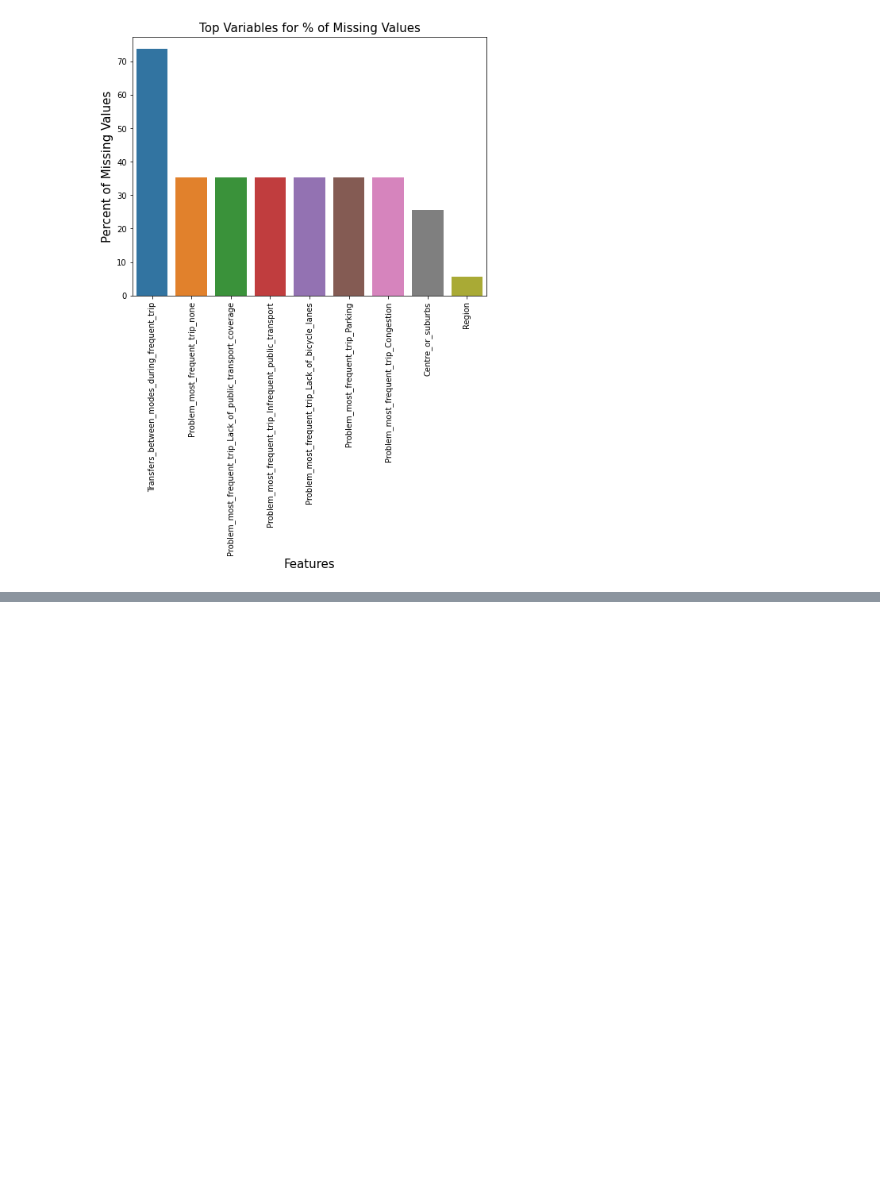
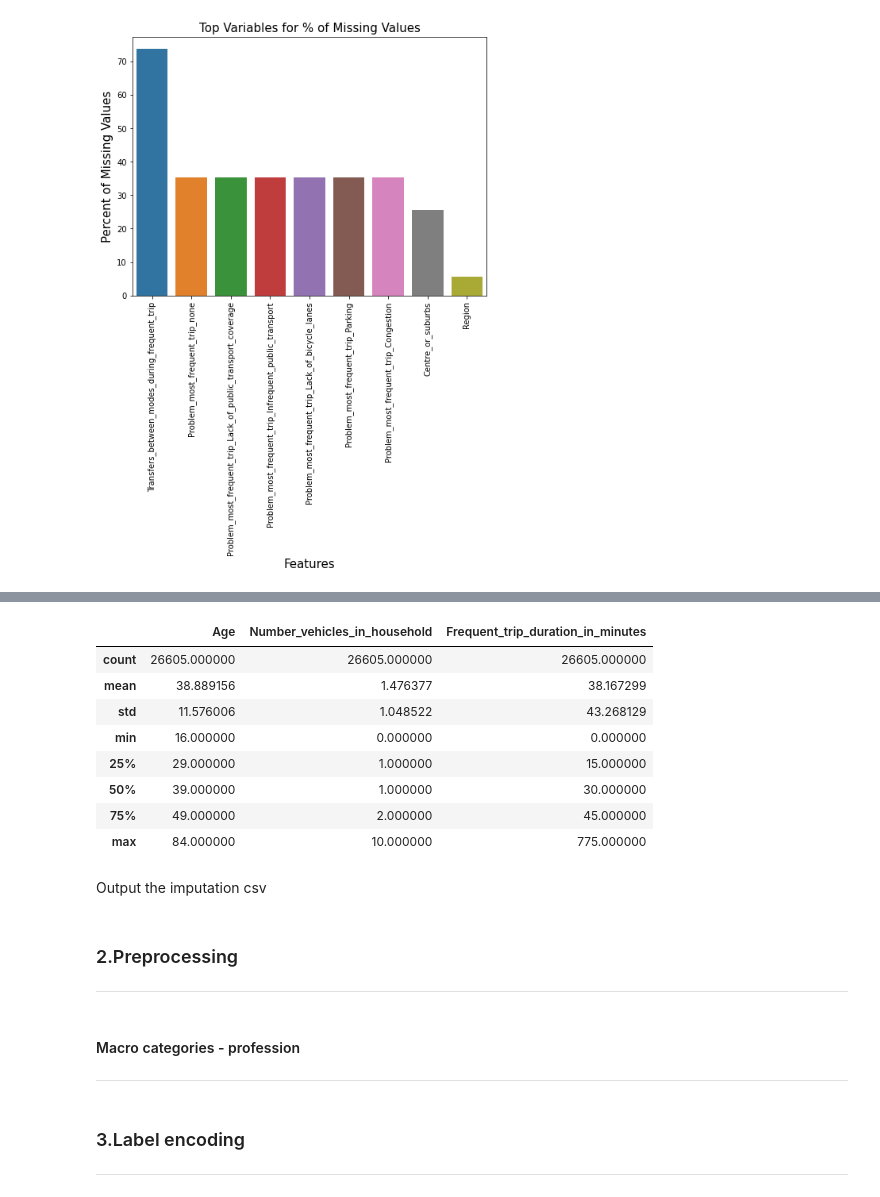
Before and after one commit to AndyHuang97/Intelligent-Mobility, a Jupyter notebook: Intelligent_Mobility.ipynb, the cells around one changed output, grey strips where cells are left out. Saved outputs shown, nothing was run; the diff lists cells and outputs as text; code cells hidden in the pictures; blank space fills up the shorter version.

Commit message:
add imputation for unsure/not given asnwers and dataset

```diff
--- a/Intelligent_Mobility.ipynb
+++ b/Intelligent_Mobility.ipynb
@@ -61,0 +136,14 @@ Let's impute the missing values for these attributes
+# %%
+missing_value_variables = ["Transfers_between_modes_during_frequent_trip",
+                           "Problem_most_frequent_trip_none",
+                           "Problem_most_frequent_trip_Lack_of_public_transport_coverage",
+                           "Problem_most_frequent_trip_Infrequent_public_transport",
+                           "Problem_most_frequent_trip_Lack_of_bicycle_lanes",
+                           "Problem_most_frequent_trip_Parking",
+                           "Problem_most_frequent_trip_Congestion",
+                           "Centre_or_suburbs"]
+for var in missing_value_variables:
+  mode = df[var].mode()[0]
+  print(f"var: {var}\nmode: {mode}\n")
+
+  df[var] = df[var].fillna(mode)
@@ -61,0 +170,2 @@ Let's impute the missing values for these attributes
+# %%
+df["Region"] = df["Region"].fillna(df["Country"])
@@ -61,0 +196,39 @@ Let's impute the missing values for these attributes
+# %%
+def imputeUnsureAnswer(df, var, answer, value):
+  df.loc[df[var] == answer, var] = value
+  return df
+# %%
+
+varAnswerPair = {"Transfers_between_modes_during_frequent_trip":"Don't know/ No answer",
+                 "Household_members": "I prefer not to answer",
+                 "Income_level": "I prefer not to answer",
+                 "Know_what_car_sharing_is": "Unsure/ no answer",
+                 "Would_subsribe_car_sharing_if_available": "Don't know / No asnwer",
+                 "Concern_environmental_impacts": "Don't know"
+                 }
+varValuePair = {"Transfers_between_modes_during_frequent_trip": df["Transfers_between_modes_during_frequent_trip"].mode()[0],
+                 "Household_members": df["Household_members"].mode()[0],
+                 "Income_level":  df["Income_level"].mode()[0],
+                 "Know_what_car_sharing_is": "No",
+                 "Would_subsribe_car_sharing_if_available": "No, I would not be interested in this service",
+                 "Concern_environmental_impacts": df["Concern_environmental_impacts"].mode()[0]
+                 }
+for key in varAnswerPair.keys():
+  df = imputeUnsureAnswer(df,
+            var=key,
+            answer=varAnswerPair[key],
+            value=varValuePair[key])
+# %%
+df.describe()
+# %% [output]
+|  | Age | Number_vehicles_in_household | Frequent_trip_duration_in_minutes |
+| count | 26605.000000 | 26605.000000 | 26605.000000 |
+| mean | 38.889156 | 1.476377 | 38.167299 |
+| std | 11.576006 | 1.048522 | 43.268129 |
+| min | 16.000000 | 0.000000 | 0.000000 |
+| 25% | 29.000000 | 1.000000 | 15.000000 |
+| 50% | 39.000000 | 1.000000 | 30.000000 |
+| 75% | 49.000000 | 2.000000 | 45.000000 |
+| max | 84.000000 | 10.000000 | 775.000000 |
+# %% [markdown]
+Output the imputation csv
@@ -61,0 +240,9 @@ Let's impute the missing values for these attributes
+# %% [markdown]
+### 2.Preprocessing
+---
+# %% [markdown]
+#### Macro categories - profession
+---
+# %% [markdown]
+### 3.Label encoding
+---
```
Also changed, not shown: parts of 27 cells of this notebook, 1 other file.
